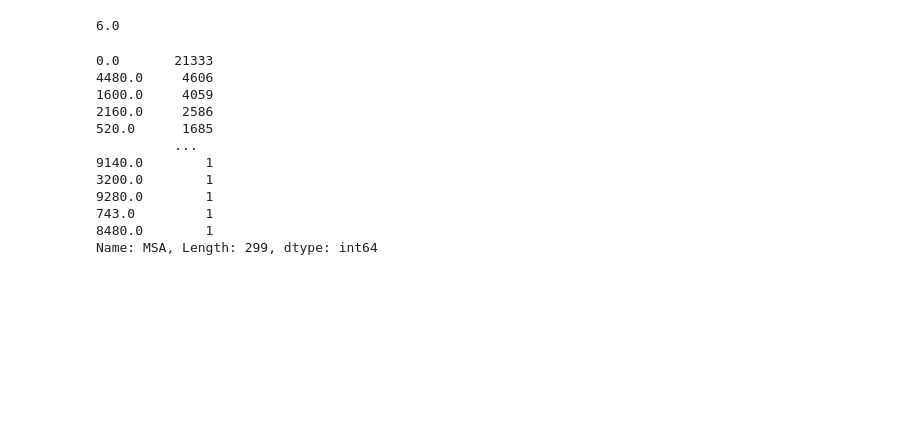
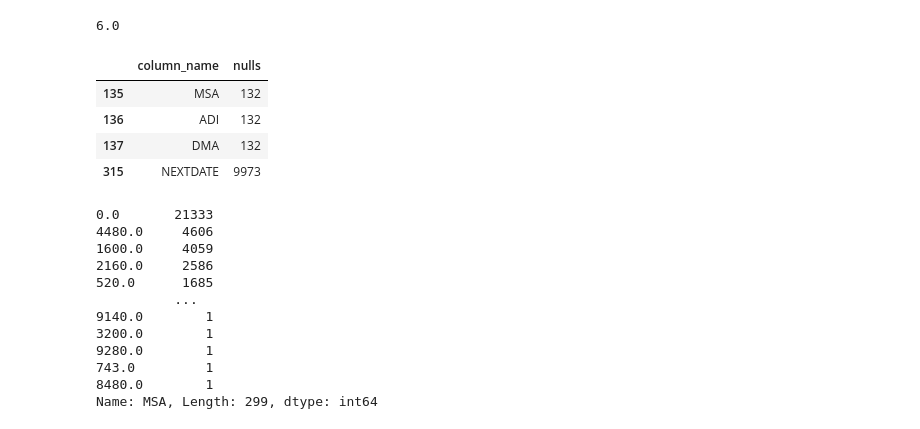
Before and after one commit to laiagomezmessia/lab-revisiting-machine-learning, a Jupyter notebook: RevisitingMachineLearning_CaseStudy.ipynb, the cells around one changed output. Cells and saved outputs as stored; diff of their text form; code cells hidden in the pictures; blank space fills up the shorter version.

```diff
--- a/RevisitingMachineLearning_CaseStudy.ipynb
+++ b/RevisitingMachineLearning_CaseStudy.ipynb
@@ -1344,3 +1356,13 @@ numerical['WEALTH1'] = numerical['WEALTH1'].fillna('6.0') # median
+# %%
+df = pd.DataFrame(numerical.isna().sum()).reset_index()
+df.columns = ['column_name', 'nulls']
+df[df['nulls']>0]
+# %% [output]
+|  | column_name | nulls |
+| 135 | MSA | 132 |
+| 136 | ADI | 132 |
+| 137 | DMA | 132 |
+| 315 | NEXTDATE | 9973 |
 # %%
 numerical.MSA.value_counts(dropna=False)
 # %% [output]
```
Also changed, not shown: parts of 14 cells of this notebook, 1 other file.
